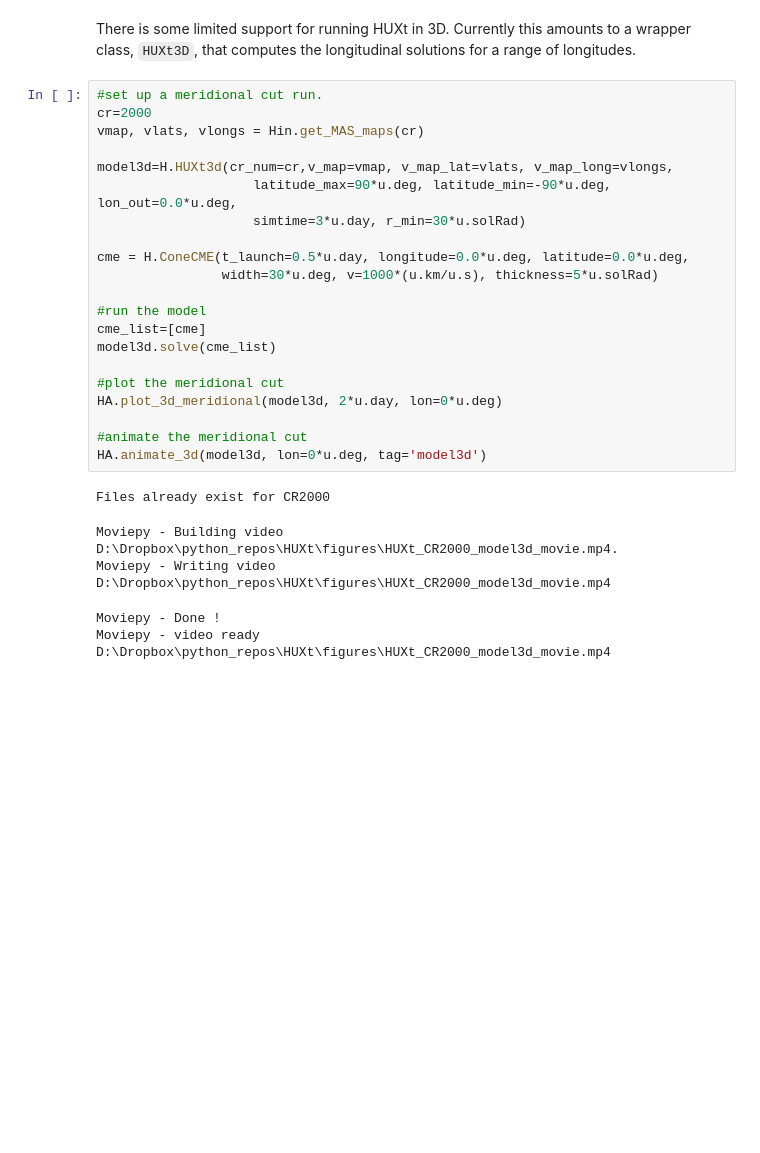
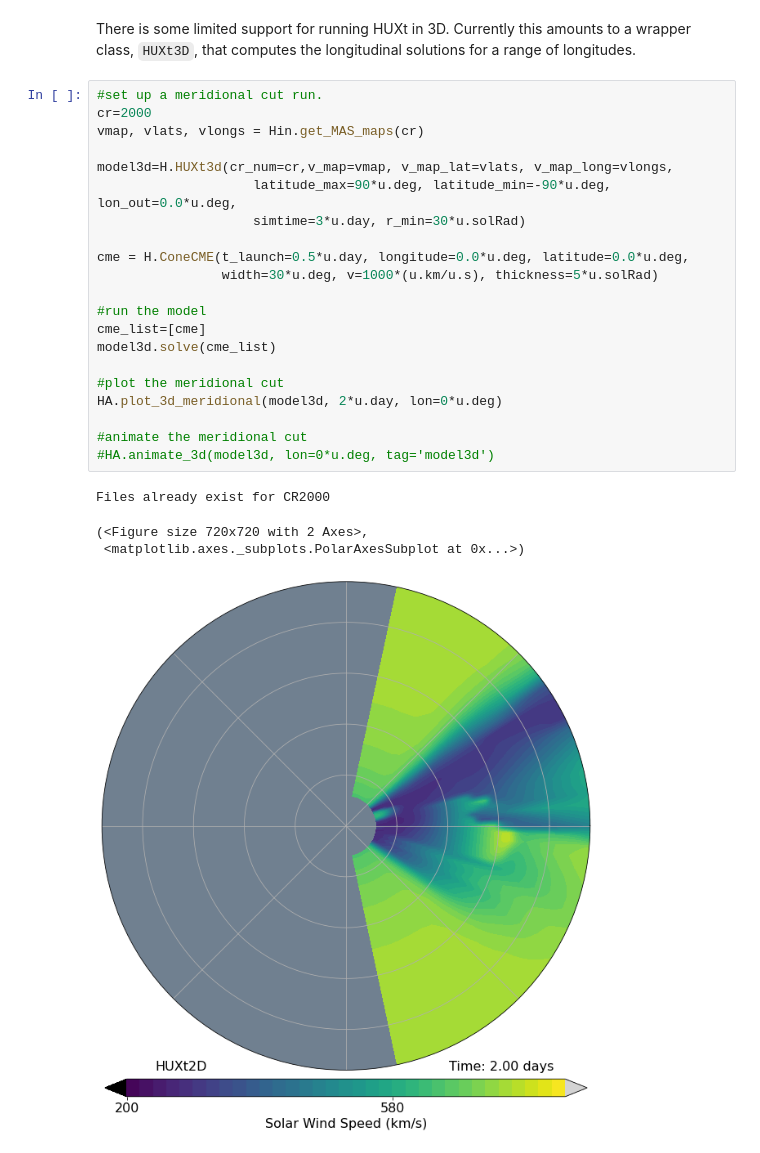
Before and after one commit to University-of-Reading-Space-Science/HUXt, a Jupyter notebook: code/HUXt_example.ipynb, the cells around one changed output. Cells and saved outputs as stored; diff of their text form; blank space fills up the shorter version.

```diff
--- a/code/HUXt_example.ipynb
+++ b/code/HUXt_example.ipynb
@@ -404,27 +405,26 @@ There is some limited support for running HUXt in 3D. Currently this amounts to
 # %%
 #set up a meridional cut run.
 cr=2000
 vmap, vlats, vlongs = Hin.get_MAS_maps(cr)
 
 model3d=H.HUXt3d(cr_num=cr,v_map=vmap, v_map_lat=vlats, v_map_long=vlongs,
                     latitude_max=90*u.deg, latitude_min=-90*u.deg, lon_out=0.0*u.deg,
                     simtime=3*u.day, r_min=30*u.solRad)
 
 cme = H.ConeCME(t_launch=0.5*u.day, longitude=0.0*u.deg, latitude=0.0*u.deg,
                 width=30*u.deg, v=1000*(u.km/u.s), thickness=5*u.solRad)
 
 #run the model
 cme_list=[cme]
 model3d.solve(cme_list)
 
 #plot the meridional cut
 HA.plot_3d_meridional(model3d, 2*u.day, lon=0*u.deg)
 
 #animate the meridional cut
-HA.animate_3d(model3d, lon=0*u.deg, tag='model3d')
+#HA.animate_3d(model3d, lon=0*u.deg, tag='model3d')
 # %% [output]
 Files already exist for CR2000
-Moviepy - Building video D:\Dropbox\python_repos\HUXt\figures\HUXt_CR2000_model3d_movie.mp4.
-Moviepy - Writing video D:\Dropbox\python_repos\HUXt\figures\HUXt_CR2000_model3d_movie.mp4
+(<Figure size 720x720 with 2 Axes>,
+ <matplotlib.axes._subplots.PolarAxesSubplot at 0x...>)
-Moviepy - Done !
-Moviepy - video ready D:\Dropbox\python_repos\HUXt\figures\HUXt_CR2000_model3d_movie.mp4
+[figure, added]
```
Also changed, not shown: parts of 11 cells of this notebook, 3 other files.
